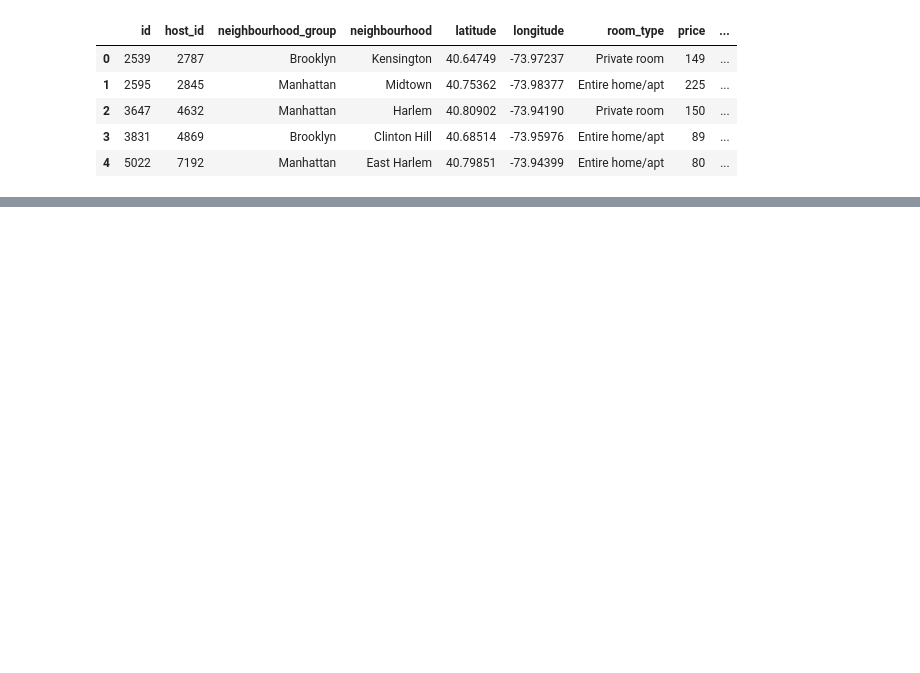
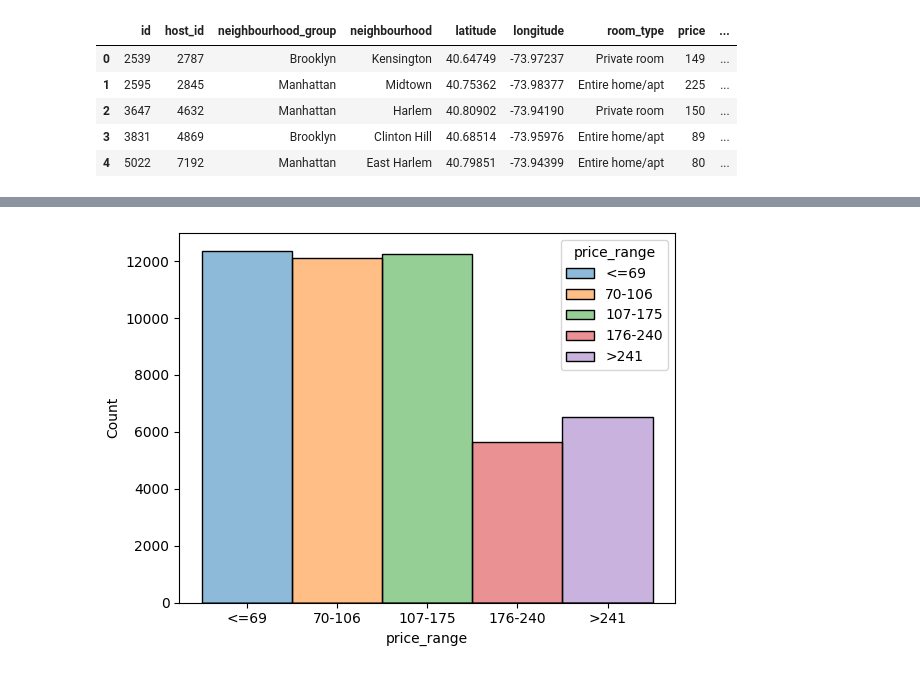
Before and after one commit to amalia1501/machine-learning-python-template, a Jupyter notebook: src/explore.ipynb, the cells around one changed output, grey strips where cells are left out. Saved outputs shown, nothing was run; the diff lists cells and outputs as text; code cells hidden in the pictures; blank space fills up the shorter version.

```diff
--- a/src/explore.ipynb
+++ b/src/explore.ipynb
@@ -101,0 +153,11 @@ plt.show()
+# %%
+# Análisis sobre variables numéricas
+
+data['price_range'] = pd.cut(data['price'],bins=[0,69,106,175,240, float('inf')],
+                labels=['<=69', '70-106', '107-175','176-240','>241'],include_lowest=True)
+
+sns.histplot(x='price_range',hue='price_range',data=data)
+
+plt.show()
+# %% [output]
+[figure, added]
```
Also changed, not shown: parts of 10 cells of this notebook.
